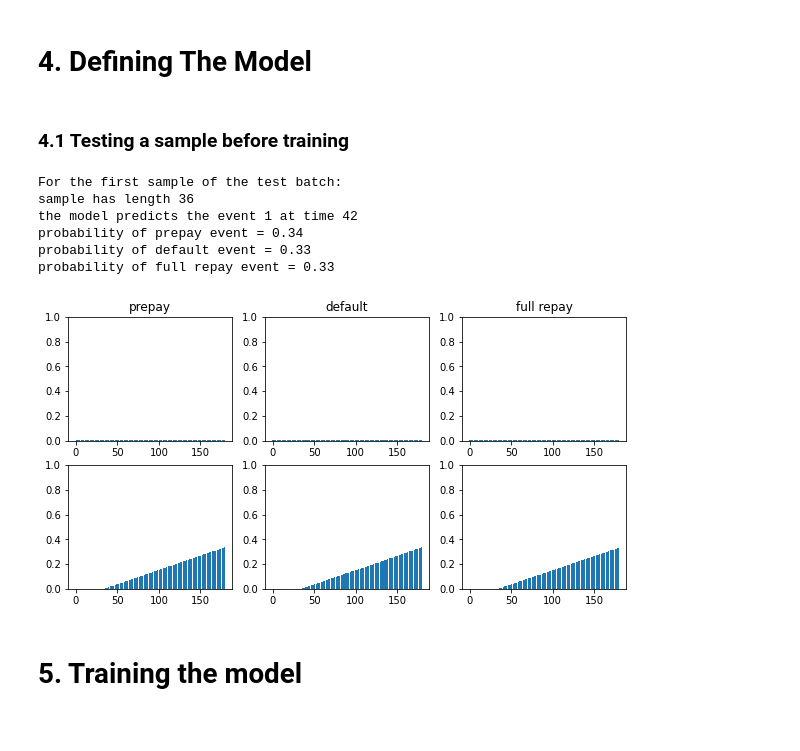
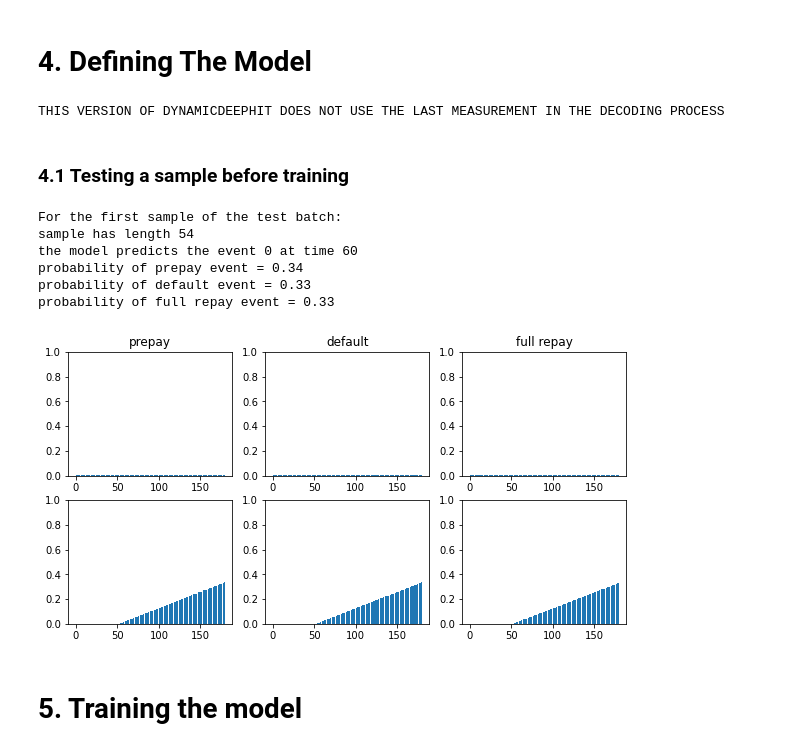
Before and after one commit to madkerpe/poc_ddht_pytorch, a Jupyter notebook: main_FREDDIEMAC.ipynb, the cells around one changed output. Saved outputs shown, nothing was run; the diff lists cells and outputs as text; code cells hidden in the pictures.

```diff
--- a/main_FREDDIEMAC.ipynb
+++ b/main_FREDDIEMAC.ipynb
@@ -1,8 +1,8 @@
 # %% [markdown]
 # 1. Imports
 # %%
-COLAB = True
-MODEL_VERSION = 3
+COLAB = False
+MODEL_VERSION = 6
 # %%
 if COLAB:
   import sys
@@ -311,6 +305,8 @@ DDHT = DynamicDeepHit(encoder, decoder, causess, MAX_LENGTH, DEVICE)
 optimizer_encoder = Adam(encoder.parameters(), lr=LEARNING_RATE_ENCODER, weight_decay=1)
 optimizer_decoder = Adam(decoder.parameters(), lr=LEARNING_RATE_DECODER, weight_decay=1)
 optimizer_causess = Adam(causess.parameters(), lr=LEARNING_RATE_CAUSESS, weight_decay=1)
+# %% [output]
+THIS VERSION OF DYNAMICDEEPHIT DOES NOT USE THE LAST MEASUREMENT IN THE DECODING PROCESS
 # %% [markdown]
 ### 4.1 Testing a sample before training
 # %%
@@ -318,37 +314,37 @@ from utils import plot_fht_and_cif, plot_fht, plot_cif
 from losses import CIF_K_tau
 
 test_batch_data, test_batch_data_length, test_batch_event, test_batch_tte = next(iter(test_data_loader))
 
 test_batch_data = test_batch_data.to(DEVICE)
 test_batch_data_length = test_batch_data_length.to(DEVICE)
 test_batch_event = test_batch_event.to(DEVICE)
 
 DDHT.eval()
 
 test_output, test_first_hitting_time, _ = DDHT(test_batch_data, test_batch_data_length)
 test_first_hitting_time_argmax = test_first_hitting_time.argmax(dim=1)
 model_event_prediction = test_first_hitting_time_argmax // MAX_LENGTH
 model_tte_prediction = test_first_hitting_time_argmax % MAX_LENGTH
 
 DDHT.train()
 
 print("For the first sample of the test batch:")
 print("sample has length %d" % test_batch_data_length[0])
 print("the model predicts the event %d at time %d" % (model_event_prediction[0], model_tte_prediction[0] + 1))
 
 print("probability of prepay event = %.2f" % CIF_K_tau(test_first_hitting_time[0], 0, MAX_LENGTH, test_batch_data_length[0], MAX_LENGTH).item())
 print("probability of default event = %.2f" % CIF_K_tau(test_first_hitting_time[0], 1, MAX_LENGTH, test_batch_data_length[0], MAX_LENGTH).item())
 print("probability of full repay event = %.2f" % CIF_K_tau(test_first_hitting_time[0], 2, MAX_LENGTH, test_batch_data_length[0], MAX_LENGTH).item())
 
-plot_fht_and_cif(test_first_hitting_time[0], test_batch_data_length[0], MAX_LENGTH)
+plot_fht_and_cif(test_first_hitting_time[0].detach().cpu(), test_batch_data_length[0].detach().cpu(), MAX_LENGTH)
 # %% [output]
 For the first sample of the test batch:
-sample has length 36
-the model predicts the event 1 at time 42
+sample has length 54
+the model predicts the event 0 at time 60
 probability of prepay event = 0.34
 probability of default event = 0.33
 probability of full repay event = 0.33
-[figure, old version]
+[figure, new version]
 # %% [markdown]
 # 5. Training the model
 # %%
```
Also changed, not shown: parts of 26 cells of this notebook, 6 other files.
